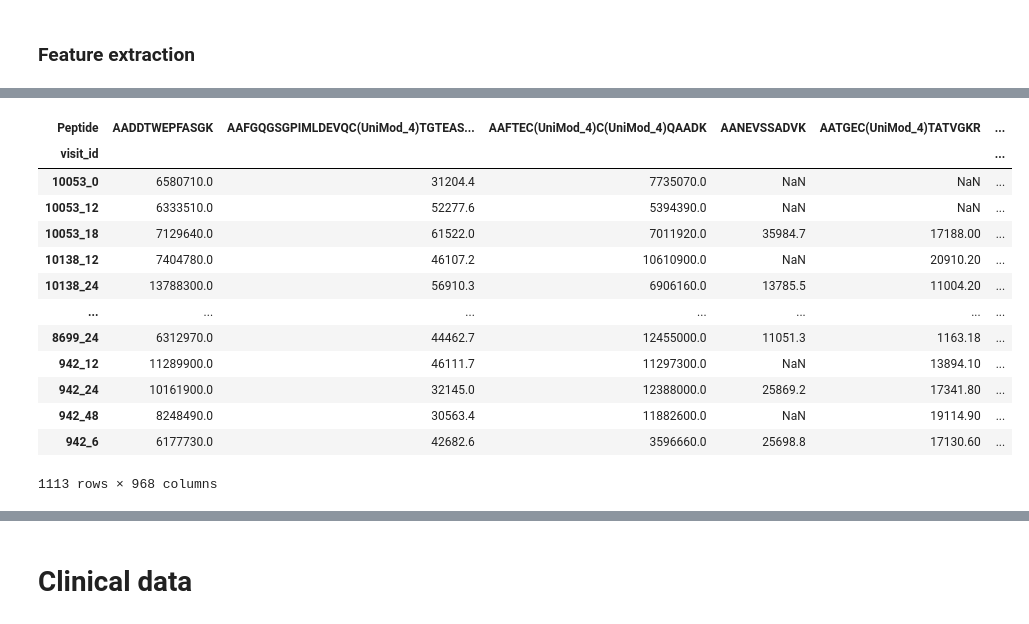
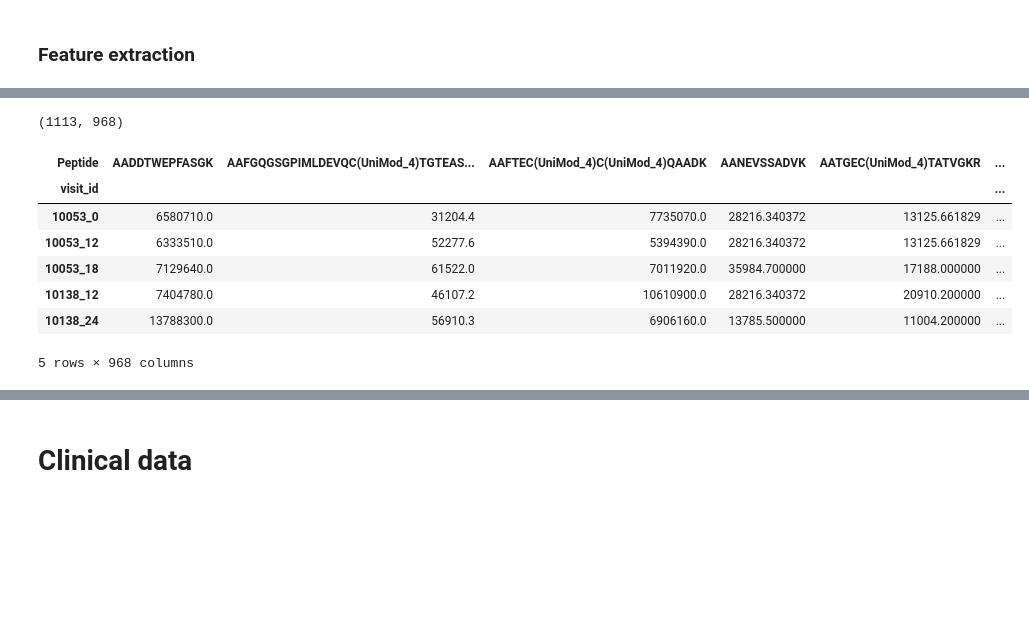
Before and after one commit to prithvidasgupta/si-618-parkinson-prediction, a Jupyter notebook: main.ipynb, the cells around one changed output, grey strips where cells are left out. Cells and saved outputs as stored; diff of their text form; code cells hidden in the pictures; blank space fills up the shorter version.

```diff
--- a/main.ipynb
+++ b/main.ipynb
@@ -63,18 +50,15 @@ proteins_features.fillna(proteins_features.mean(), inplace=True)
 # %%
 peptide_features = peptides_data.pivot(index='visit_id', columns='Peptide', values='PeptideAbundance')
-peptide_features
+peptide_features.fillna(peptide_features.mean(), inplace=True)
+print(peptide_features.shape)
+peptide_features.head()
 # %% [output]
+(1113, 968)
 | Peptide | AADDTWEPFASGK | AAFGQGSGPIMLDEVQC(UniMod_4)TGTEAS... | AAFTEC(UniMod_4)C(UniMod_4)QAADK | AANEVSSADVK | AATGEC(UniMod_4)TATVGKR | ... |
 | visit_id |  |  |  |  |  | ... |
-| 10053_0 | 6580710.0 | 31204.4 | 7735070.0 | NaN | NaN | ... |
-| 10053_12 | 6333510.0 | 52277.6 | 5394390.0 | NaN | NaN | ... |
-| 10053_18 | 7129640.0 | 61522.0 | 7011920.0 | 35984.7 | 17188.00 | ... |
-| 10138_12 | 7404780.0 | 46107.2 | 10610900.0 | NaN | 20910.20 | ... |
-| 10138_24 | 13788300.0 | 56910.3 | 6906160.0 | 13785.5 | 11004.20 | ... |
-| ... | ... | ... | ... | ... | ... | ... |
-| 8699_24 | 6312970.0 | 44462.7 | 12455000.0 | 11051.3 | 1163.18 | ... |
-| 942_12 | 11289900.0 | 46111.7 | 11297300.0 | NaN | 13894.10 | ... |
-| 942_24 | 10161900.0 | 32145.0 | 12388000.0 | 25869.2 | 17341.80 | ... |
-| 942_48 | 8248490.0 | 30563.4 | 11882600.0 | NaN | 19114.90 | ... |
-| 942_6 | 6177730.0 | 42682.6 | 3596660.0 | 25698.8 | 17130.60 | ... |
+| 10053_0 | 6580710.0 | 31204.4 | 7735070.0 | 28216.340372 | 13125.661829 | ... |
+| 10053_12 | 6333510.0 | 52277.6 | 5394390.0 | 28216.340372 | 13125.661829 | ... |
+| 10053_18 | 7129640.0 | 61522.0 | 7011920.0 | 35984.700000 | 17188.000000 | ... |
+| 10138_12 | 7404780.0 | 46107.2 | 10610900.0 | 28216.340372 | 20910.200000 | ... |
+| 10138_24 | 13788300.0 | 56910.3 | 6906160.0 | 13785.500000 | 11004.200000 | ... |
-1113 rows × 968 columns
+5 rows × 968 columns
```
Also changed, not shown: parts of 21 cells of this notebook, 3 other files.
